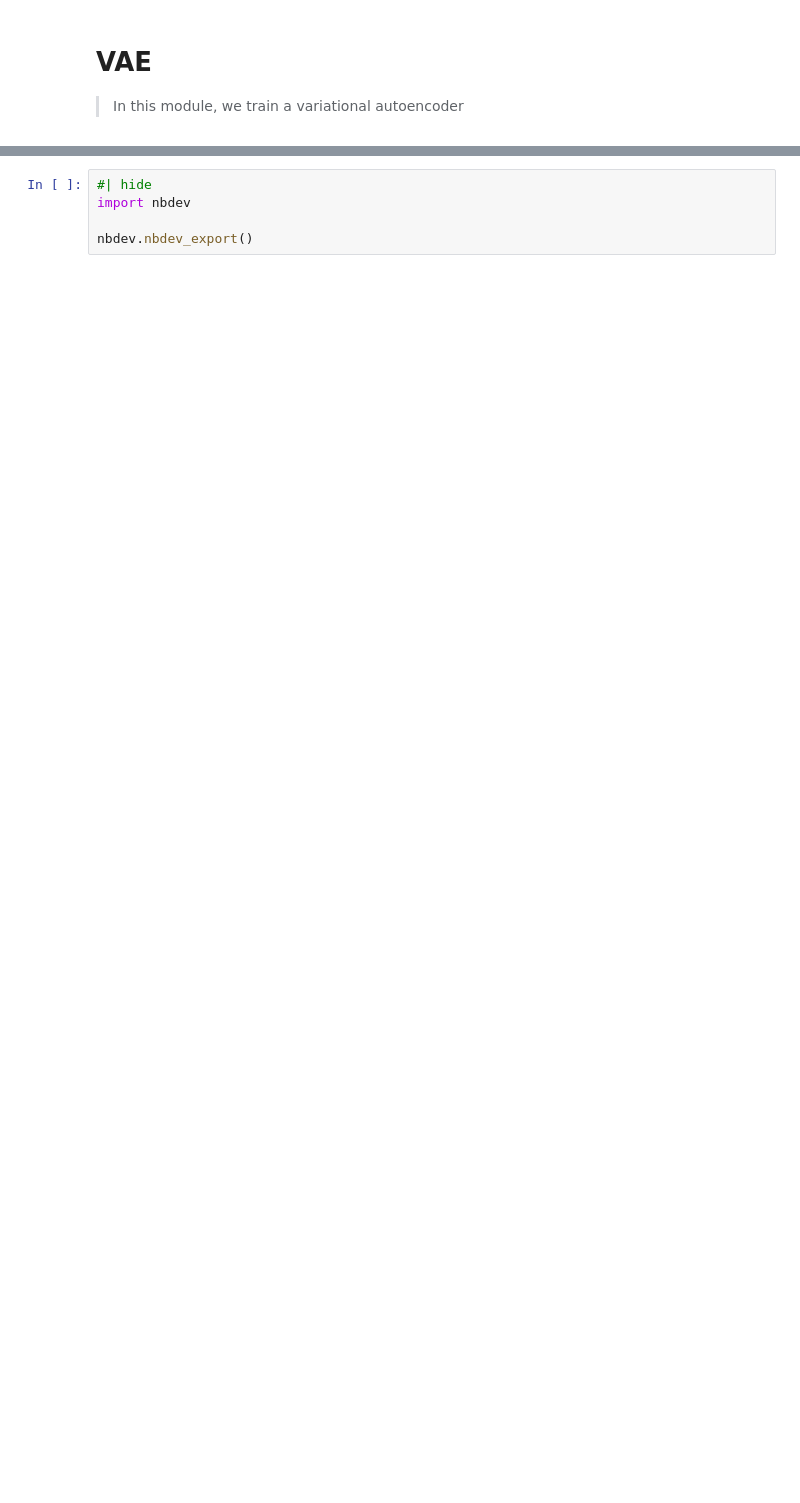
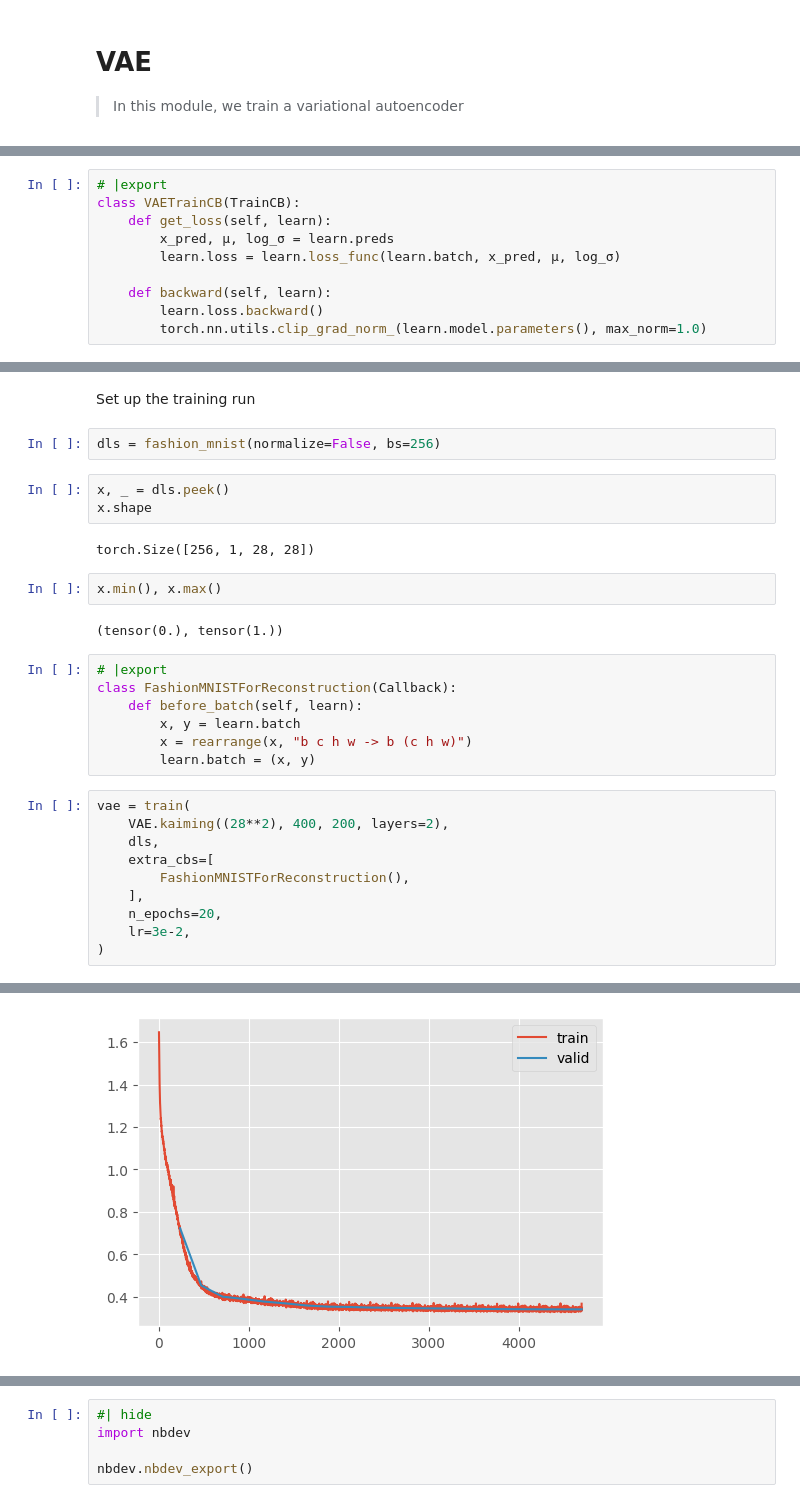
Before and after one commit to jeremyadamsfisher/SlowAI, a Jupyter notebook: nbs/30_vae.ipynb, the cells around one changed output, grey strips where cells are left out. Saved outputs shown, nothing was run; the diff lists cells and outputs as text; blank space fills up the shorter version.

```diff
--- a/nbs/30_vae.ipynb
+++ b/nbs/30_vae.ipynb
@@ -52,0 +178,10 @@ class AE(nn.Module, KaimingMixin):
+# %%
+# |export
+class VAETrainCB(TrainCB):
+    def get_loss(self, learn):
+        x_pred, μ, log_σ = learn.preds
+        learn.loss = learn.loss_func(learn.batch, x_pred, μ, log_σ)
+
+    def backward(self, learn):
+        learn.loss.backward()
+        torch.nn.utils.clip_grad_norm_(learn.model.parameters(), max_norm=1.0)
@@ -52,0 +212,31 @@ class AE(nn.Module, KaimingMixin):
+# %% [markdown]
+Set up the training run
+# %%
+dls = fashion_mnist(normalize=False, bs=256)
+# %%
+x, _ = dls.peek()
+x.shape
+# %% [output]
+torch.Size([256, 1, 28, 28])
+# %%
+x.min(), x.max()
+# %% [output]
+(tensor(0.), tensor(1.))
+# %%
+# |export
+class FashionMNISTForReconstruction(Callback):
+    def before_batch(self, learn):
+        x, y = learn.batch
+        x = rearrange(x, "b c h w -> b (c h w)")
+        learn.batch = (x, y)
+# %%
+vae = train(
+    VAE.kaiming((28**2), 400, 200, layers=2),
+    dls,
+    extra_cbs=[
+        FashionMNISTForReconstruction(),
+    ],
+    n_epochs=20,
+    lr=3e-2,
+)
+# %% [output]
@@ -52,0 +260 @@ class AE(nn.Module, KaimingMixin):
+[figure, added]
```
Also changed, not shown: parts of 24 cells of this notebook, 8 other files.
